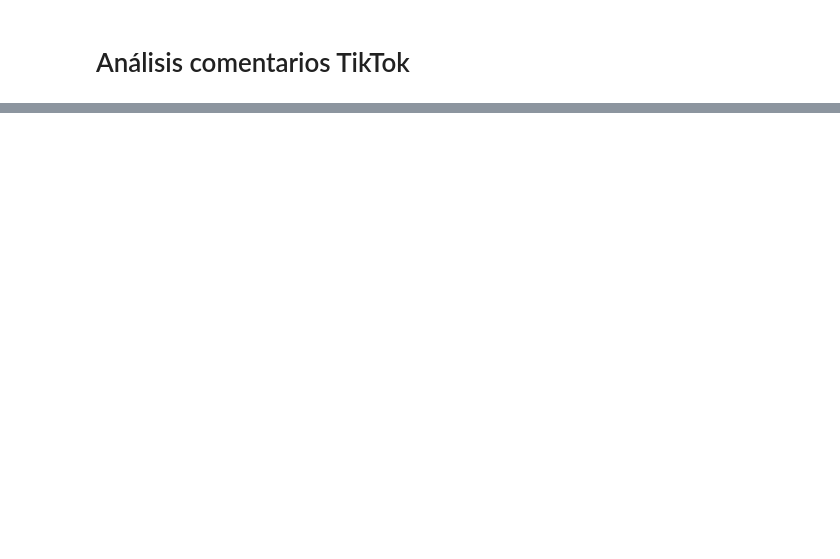
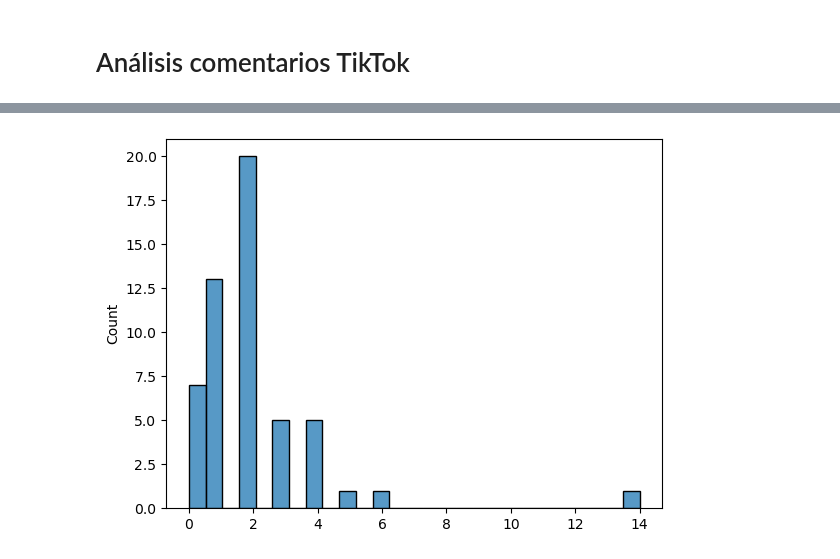
Before and after one commit to mrqm30/khorda_data, a Jupyter notebook: lomeli/tiktok/analisis_coments.ipynb, the cells around one changed output, grey strips where cells are left out. Drawn from its saved outputs; the diff is of its cells as text; code cells hidden in the pictures; blank space fills up the shorter version.

```diff
--- a/lomeli/tiktok/analisis_coments.ipynb
+++ b/lomeli/tiktok/analisis_coments.ipynb
@@ -34,8 +50,4 @@ df_coments_b = df_coments_b.drop("texto2", axis=1)
 
 df_coments = pd.concat([df_coments_a, df_coments_b])
 df_coments = df_coments.dropna()
-df_coments['texto'] = df_coments['texto'].str.lower()
-tokenizer = RegexpTokenizer(r'\w+')
-df_coments['tokens'] = df_coments['texto'].apply(tokenizer.tokenize)
 df_coments.to_csv("coments_tiktok.csv")
-df_coments
@@ -59,0 +196,43 @@ df_coments
+# %%
+# Función para lematizar el texto
+def lematizar_texto(texto):
+    doc = nlp(texto)
+    lemas = [token.lemma_ for token in doc]
+    return " ".join(lemas)
+
+# Aplicar la función de lematización a cada fila del DataFrame
+df_coments['texto_lematizado'] = df_coments.texto.apply(lematizar_texto)
+
+
+# dataset
+dataset = df_coments['texto_lematizado']
+docs = []
+for text in tqdm(nlp.pipe(dataset), total=len(dataset)):
+    doc = nlp(text)
+    pt = [token.lemma_.lower() for token in doc if
+           (len(token.lemma_) > 1 and token.pos_ == "NOUN" and
+          not token.is_stop)]
+    docs.append(pt)
+
+counts_word_occurence = Counter(chain(*[x for x in docs]))
+
+# Palabras con una sola ocurrencia
+low_freq_words = {key:value for (key,value) in counts_word_occurence.items() if value==1}
+docs = [[lemma for lemma in text if counts_word_occurence[lemma]>0] for text in docs]
+docs_length=len(docs)
+# calculate in how many documents a word appeared
+counts_word_percentage = Counter(chain(*[set(x) for x in docs]))
+
+# calculate in what % of all articles a word appears
+counts_word_percentage = {key:(value/docs_length)*100 for (key,value) in counts_word_percentage.items()}
+high_freq_words = {key:value for (key,value) in counts_word_percentage.items() if value>5}
+lengths =  [len(x) for x in docs]
+# Build the histogram, distribution of lemmas in the texts
+sns.histplot(lengths)
+# Defining dictionary and corpus with Gensim
+dictionary = corpora.Dictionary(docs)
+dictionary.add_documents(colocaciones)  # Agregar n-gramas al diccionario
+
+corpus = [dictionary.doc2bow(text) for text in docs]
+# %% [output]
+[figure, added]
```
Also changed, not shown: parts of 14 cells of this notebook, 22 other files.
